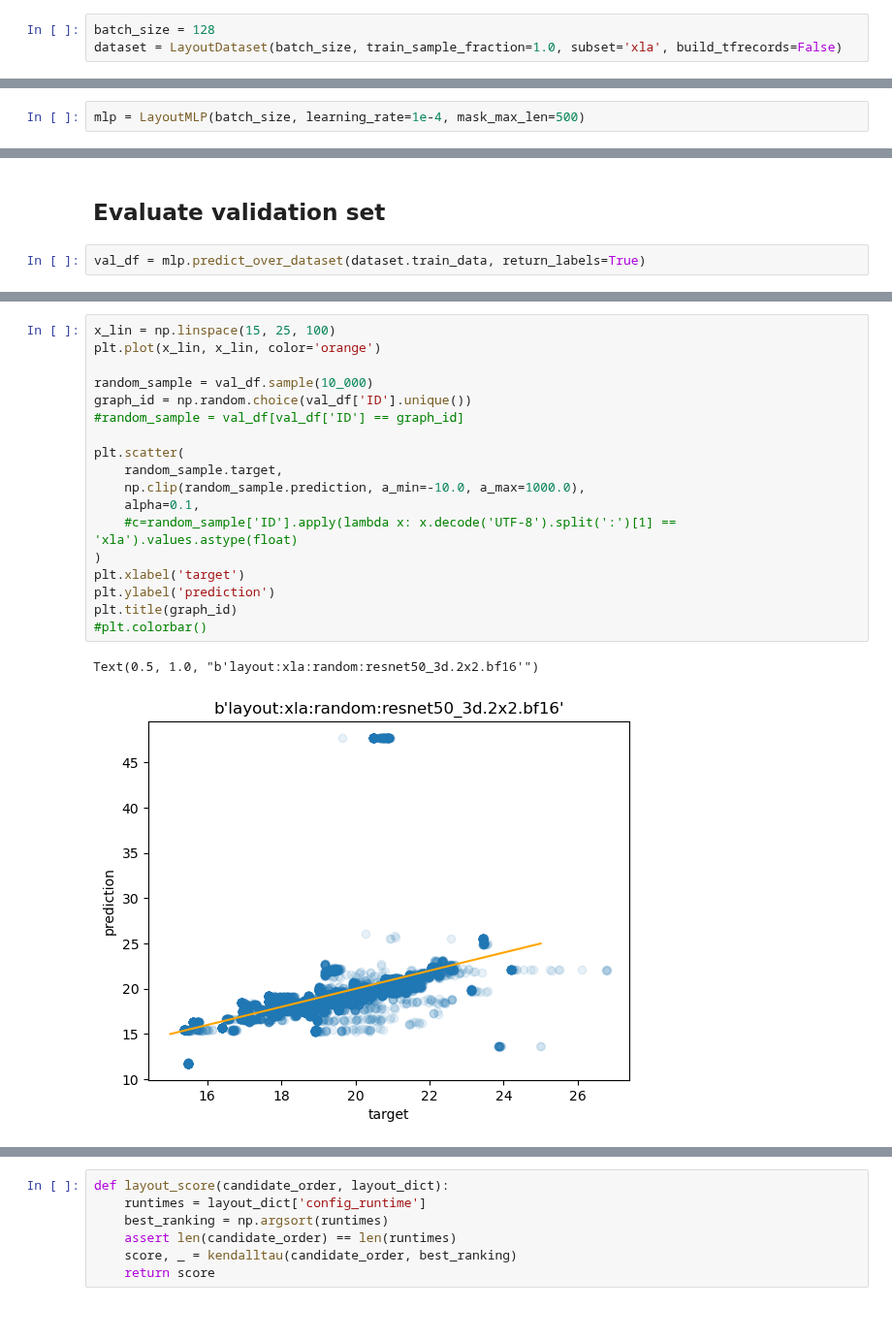
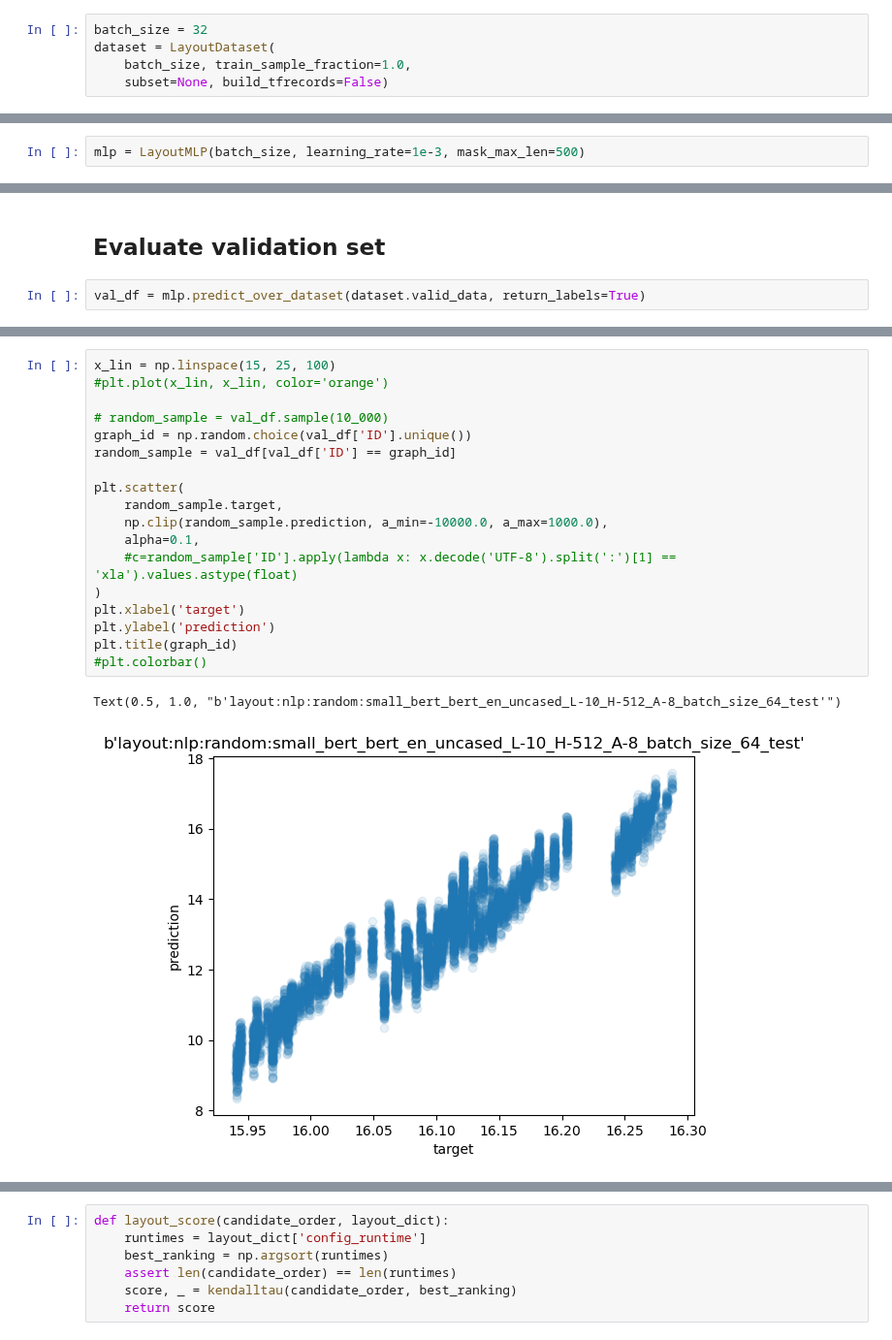
Before and after one commit to ignacioreyes/kaggle_model_runtime, a Jupyter notebook: train_layout.ipynb, the cells around one changed output, grey strips where cells are left out. Shown at 97% size. Cells and saved outputs as stored; diff of their text form.

Commit message:
pairwise hinge loss, validation metric repaired, public score 0.522

```diff
--- a/train_layout.ipynb
+++ b/train_layout.ipynb
@@ -13,4 +16,6 @@ To enable the following instructions: AVX2 FMA, in other operations, rebuild Ten
 # %%
-batch_size = 128
-dataset = LayoutDataset(batch_size, train_sample_fraction=1.0, subset='xla', build_tfrecords=False)
+batch_size = 32
+dataset = LayoutDataset(
+    batch_size, train_sample_fraction=1.0,
+    subset=None, build_tfrecords=False)
 # %% [output]
@@ -27,5 +32,5 @@ dataset = LayoutDataset(batch_size, train_sample_fraction=1.0, subset='xla', bui
 # %%
-mlp = LayoutMLP(batch_size, learning_rate=1e-4, mask_max_len=500)
+mlp = LayoutMLP(batch_size, learning_rate=1e-3, mask_max_len=500)
 # %%
 mlp.train(dataset.train_data, dataset.valid_data)
 # %% [output]
@@ -96,7 +100,7 @@ kendalltau(order, new_order)
 # %% [markdown]
 ## Evaluate validation set
 # %%
-val_df = mlp.predict_over_dataset(dataset.train_data, return_labels=True)
+val_df = mlp.predict_over_dataset(dataset.valid_data, return_labels=True)
 # %%
 val_df[['prediction', 'target']].describe()
 # %% [output]
@@ -136,24 +143,24 @@ array([b'layout:xla:random:resnet_v1_50_official_batch_128_bf16',
 # %%
 x_lin = np.linspace(15, 25, 100)
-plt.plot(x_lin, x_lin, color='orange')
+#plt.plot(x_lin, x_lin, color='orange')
 
-random_sample = val_df.sample(10_000)
+# random_sample = val_df.sample(10_000)
 graph_id = np.random.choice(val_df['ID'].unique())
-#random_sample = val_df[val_df['ID'] == graph_id]
+random_sample = val_df[val_df['ID'] == graph_id]
 
 plt.scatter(
     random_sample.target,
-    np.clip(random_sample.prediction, a_min=-10.0, a_max=1000.0),
+    np.clip(random_sample.prediction, a_min=-10000.0, a_max=1000.0),
     alpha=0.1,
     #c=random_sample['ID'].apply(lambda x: x.decode('UTF-8').split(':')[1] == 'xla').values.astype(float)
 )
 plt.xlabel('target')
 plt.ylabel('prediction')
 plt.title(graph_id)
 #plt.colorbar()
 # %% [output]
-Text(0.5, 1.0, "b'layout:xla:random:resnet50_3d.2x2.bf16'")
+Text(0.5, 1.0, "b'layout:nlp:random:small_bert_bert_en_uncased_L-10_H-512_A-8_batch_size_64_test'")
-[figure, old version]
+[figure, new version]
 # %%
 random_sample = val_df.sample(5_000)
 
```
Also changed, not shown: parts of 11 cells of this notebook, 5 other files.
